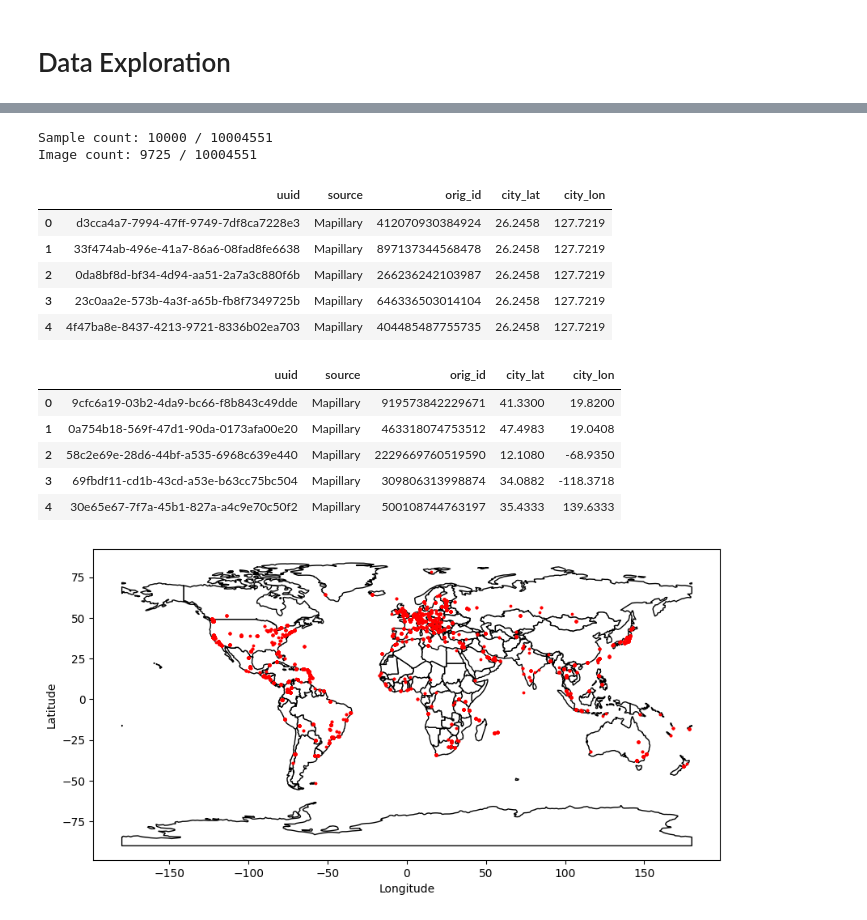
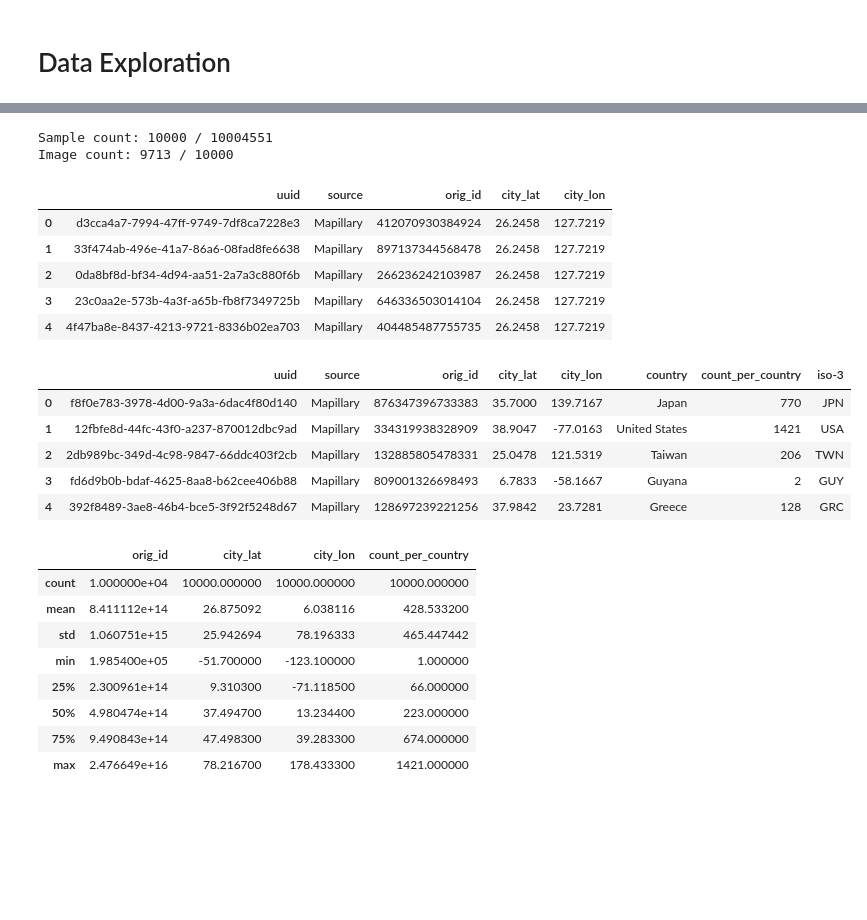
Before and after one commit to branisk/Geo-Guessrs, a Jupyter notebook: data_exploration.ipynb, the cells around one changed output, grey strips where cells are left out. Cells and saved outputs as stored; diff of their text form; code cells hidden in the pictures; blank space fills up the shorter version.

Commit message:
Updated sampling to be deterministic, Updated map to be interactive, Added to README

```diff
--- a/data_exploration.ipynb
+++ b/data_exploration.ipynb
@@ -15,37 +16,38 @@ sampled_df = pd.read_csv('data/imgs/sampled.csv', index_col=0)
 # %%
-image_count = sum(len(file) for _, _, file in os.walk('data/imgs'))
+image_count = sum(len(file) for _, _, file in os.walk('data/imgs')) # Obtained by running the script download/download_jpegs.py
 
 print(f"Sample count: {sampled_df.shape[0]} / {full_df.shape[0]}")
-print(f"Image count: {image_count} / {full_df.shape[0]}")
+print(f"Image count: {image_count} / {sampled_df.shape[0]}")
 display(full_df.head())
 display(sampled_df.head())
+display(sampled_df.describe())
 # %% [output]
 Sample count: 10000 / 10004551
-Image count: 9725 / 10004551
+Image count: 9713 / 10000
 |  | uuid | source | orig_id | city_lat | city_lon |
 | 0 | d3cca4a7-7994-47ff-9749-7df8ca7228e3 | Mapillary | 412070930384924 | 26.2458 | 127.7219 |
 | 1 | 33f474ab-496e-41a7-86a6-08fad8fe6638 | Mapillary | 897137344568478 | 26.2458 | 127.7219 |
 | 2 | 0da8bf8d-bf34-4d94-aa51-2a7a3c880f6b | Mapillary | 266236242103987 | 26.2458 | 127.7219 |
 | 3 | 23c0aa2e-573b-4a3f-a65b-fb8f7349725b | Mapillary | 646336503014104 | 26.2458 | 127.7219 |
 | 4 | 4f47ba8e-8437-4213-9721-8336b02ea703 | Mapillary | 404485487755735 | 26.2458 | 127.7219 |
-|  | uuid | source | orig_id | city_lat | city_lon |
-| 0 | 9cfc6a19-03b2-4da9-bc66-f8b843c49dde | Mapillary | 919573842229671 | 41.3300 | 19.8200 |
-| 1 | 0a754b18-569f-47d1-90da-0173afa00e20 | Mapillary | 463318074753512 | 47.4983 | 19.0408 |
-| 2 | 58c2e69e-28d6-44bf-a535-6968c639e440 | Mapillary | 2229669760519590 | 12.1080 | -68.9350 |
-| 3 | 69fbdf11-cd1b-43cd-a53e-b63cc75bc504 | Mapillary | 309806313998874 | 34.0882 | -118.3718 |
-| 4 | 30e65e67-7f7a-45b1-827a-a4c9e70c50f2 | Mapillary | 500108744763197 | 35.4333 | 139.6333 |
+|  | uuid | source | orig_id | city_lat | city_lon | country | count_per_country | iso-3 |
+| 0 | f8f0e783-3978-4d00-9a3a-6dac4f80d140 | Mapillary | 876347396733383 | 35.7000 | 139.7167 | Japan | 770 | JPN |
+| 1 | 12fbfe8d-44fc-43f0-a237-870012dbc9ad | Mapillary | 334319938328909 | 38.9047 | -77.0163 | United States | 1421 | USA |
+| 2 | 2db989bc-349d-4c98-9847-66ddc403f2cb | Mapillary | 132885805478331 | 25.0478 | 121.5319 | Taiwan | 206 | TWN |
+| 3 | fd6d9b0b-bdaf-4625-8aa8-b62cee406b88 | Mapillary | 809001326698493 | 6.7833 | -58.1667 | Guyana | 2 | GUY |
+| 4 | 392f8489-3ae8-46b4-bce5-3f92f5248d67 | Mapillary | 128697239221256 | 37.9842 | 23.7281 | Greece | 128 | GRC |
+|  | orig_id | city_lat | city_lon | count_per_country |
+| count | 1.000000e+04 | 10000.000000 | 10000.000000 | 10000.000000 |
+| mean | 8.411112e+14 | 26.875092 | 6.038116 | 428.533200 |
+| std | 1.060751e+15 | 25.942694 | 78.196333 | 465.447442 |
+| min | 1.985400e+05 | -51.700000 | -123.100000 | 1.000000 |
+| 25% | 2.300961e+14 | 9.310300 | -71.118500 | 66.000000 |
+| 50% | 4.980474e+14 | 37.494700 | 13.234400 | 223.000000 |
+| 75% | 9.490843e+14 | 47.498300 | 39.283300 | 674.000000 |
+| max | 2.476649e+16 | 78.216700 | 178.433300 | 1421.000000 |
 # %%
-# TODO: Would be nice if it was interactive
-# NOTE: Are the ocean coordinates islands or errors?
+# NOTE: Images on hover would be neat, but doesn't seem like there's a way
 
-world = gpd.read_file("data/maps/ne_110m_admin_0_countries.shp")
-gdf = gpd.GeoDataFrame(sampled_df, geometry=gpd.points_from_xy(sampled_df['city_lon'], sampled_df['city_lat']), crs="EPSG:4326")
-
-fig, ax = plt.subplots(figsize=(10, 6))
-world.plot(ax=ax, color='white', edgecolor='black')
-gdf.plot(ax=ax, color='red', markersize=3)
-plt.xlabel("Longitude")
-plt.ylabel("Latitude")
-plt.show()
+fig = px.scatter_geo(sampled_df, projection="natural earth", #lat="city_lat", lon="city_lon",
+                     locations="iso-3", size="count_per_country") # Laggy :(
+fig.show()
-# %% [output]
-[figure, removed]
```
Also changed, not shown: parts of 2 cells of this notebook, 3 other files.
